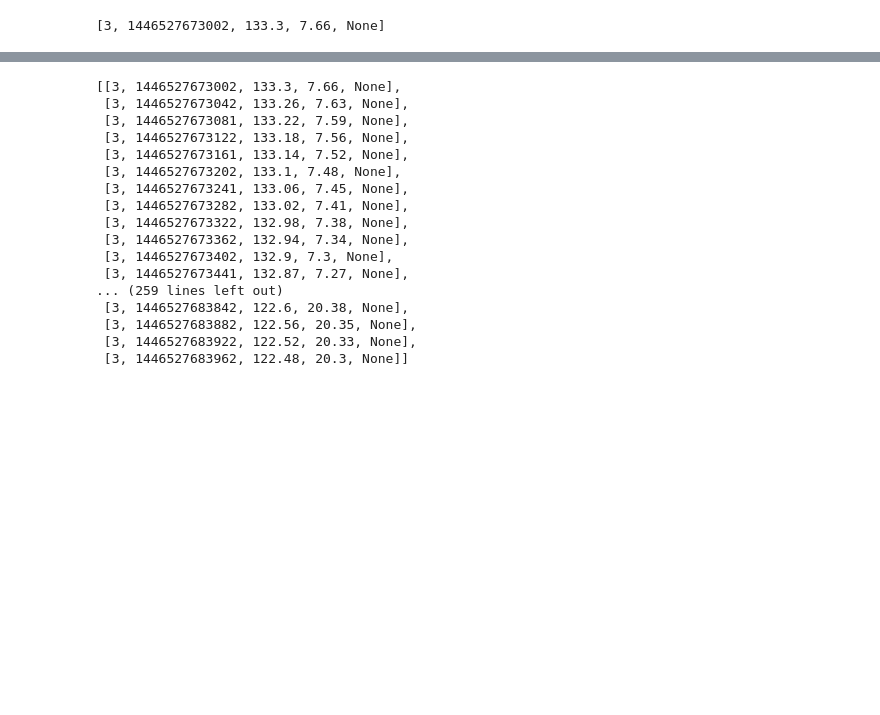
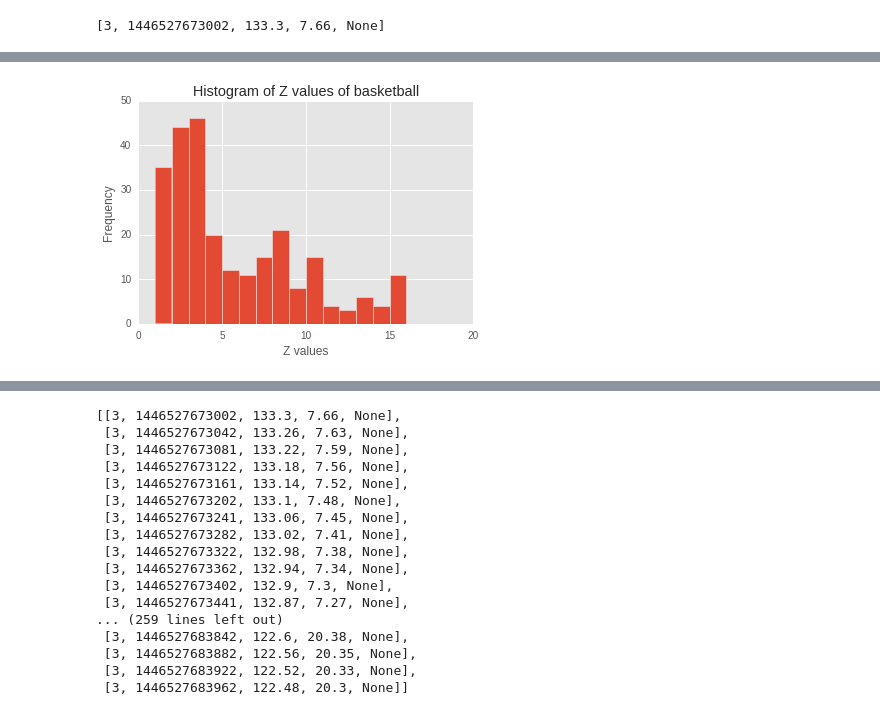
Before and after one commit to btq/nba_stats, a Jupyter notebook: NBA_player_movement_tracking.ipynb, the cells around one changed output, grey strips where cells are left out. Cells and saved outputs as stored; diff of their text form; code cells hidden in the pictures; blank space fills up the shorter version.

Commit message:
Add text, plot ball z

```diff
--- a/NBA_player_movement_tracking.ipynb
+++ b/NBA_player_movement_tracking.ipynb
@@ -79,0 +141,11 @@ moments[0][0:5]
+# %%
+ball_zdat = []
+for m in moments:
+    ball_zdat.append(m[5][0][4])
+plt.hist(ball_zdat,bins=range(1,20))
+plt.title('Histogram of Z values of basketball')
+plt.xlabel('Z values')
+plt.ylabel('Frequency')
+plt.show()
+# %% [output]
+[figure, added]
```
Also changed, not shown: parts of 16 cells of this notebook, 3 other files.
